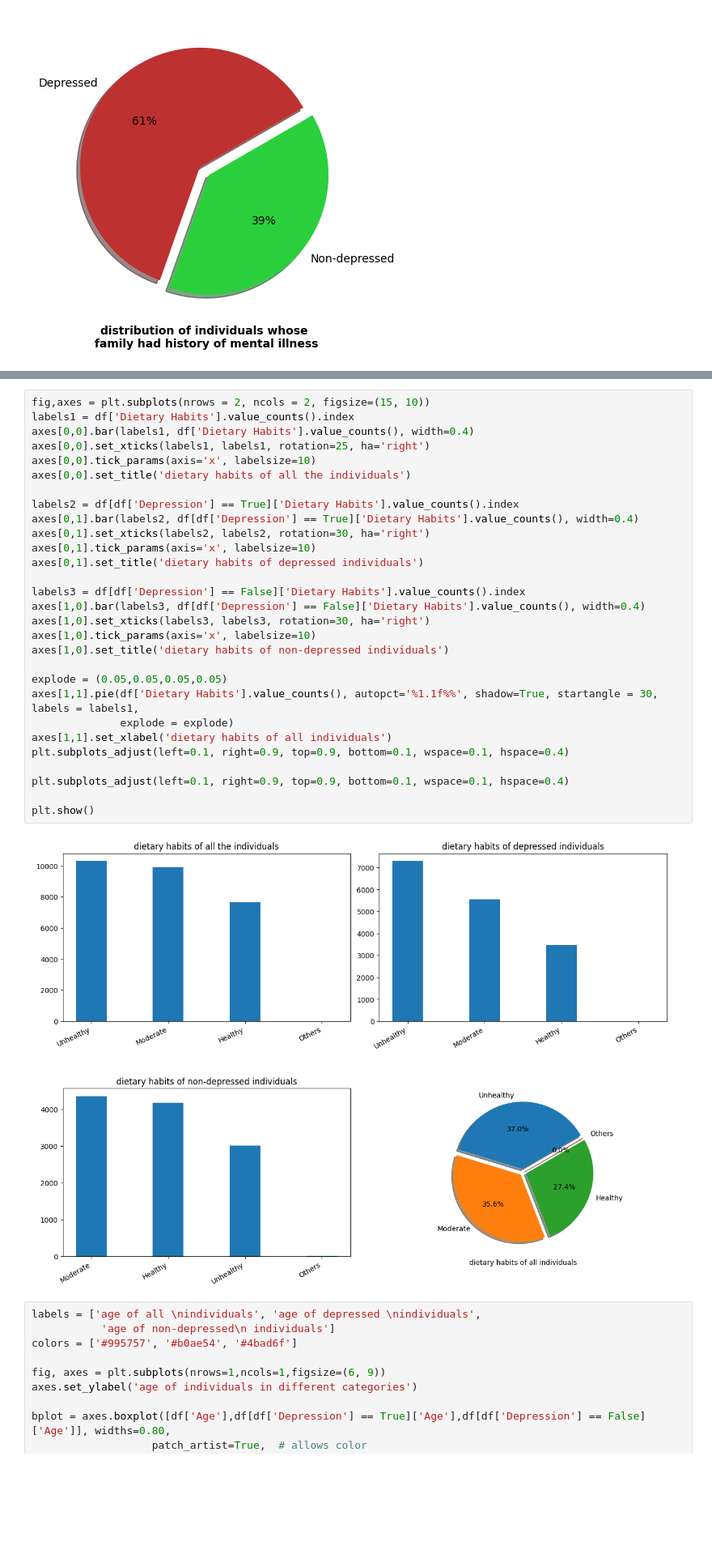
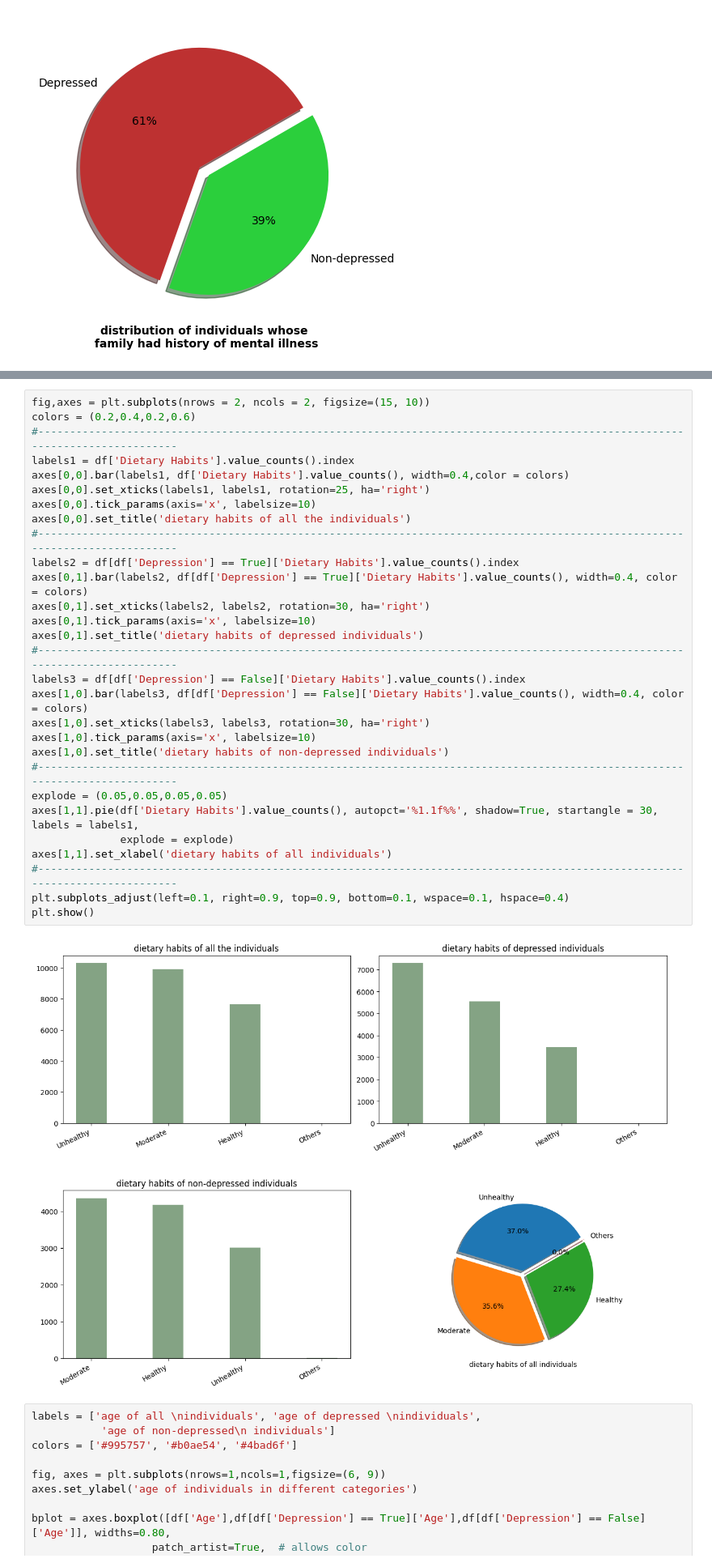
Before and after one commit to gagankumar2488/student_depression_data_analysis, a Jupyter notebook: analysis/analysis_process.ipynb, the cells around one changed output, grey strips where cells are left out. Shown: that part at 81% size. Drawn from its saved outputs; the diff is of its cells as text; blank space fills up the shorter version.

```diff
--- a/analysis/analysis_process.ipynb
+++ b/analysis/analysis_process.ipynb
@@ -101,34 +103,34 @@ plt.show()
 # %%
 fig,axes = plt.subplots(nrows = 2, ncols = 2, figsize=(15, 10))
+colors = (0.2,0.4,0.2,0.6)
+#-----------------------------------------------------------------------------------------------------------------------------
 labels1 = df['Dietary Habits'].value_counts().index
-axes[0,0].bar(labels1, df['Dietary Habits'].value_counts(), width=0.4)
+axes[0,0].bar(labels1, df['Dietary Habits'].value_counts(), width=0.4,color = colors)
 axes[0,0].set_xticks(labels1, labels1, rotation=25, ha='right')
 axes[0,0].tick_params(axis='x', labelsize=10)
 axes[0,0].set_title('dietary habits of all the individuals')
-
+#-----------------------------------------------------------------------------------------------------------------------------
 labels2 = df[df['Depression'] == True]['Dietary Habits'].value_counts().index
-axes[0,1].bar(labels2, df[df['Depression'] == True]['Dietary Habits'].value_counts(), width=0.4)
+axes[0,1].bar(labels2, df[df['Depression'] == True]['Dietary Habits'].value_counts(), width=0.4, color = colors)
 axes[0,1].set_xticks(labels2, labels2, rotation=30, ha='right')
 axes[0,1].tick_params(axis='x', labelsize=10)
 axes[0,1].set_title('dietary habits of depressed individuals')
-
+#-----------------------------------------------------------------------------------------------------------------------------
 labels3 = df[df['Depression'] == False]['Dietary Habits'].value_counts().index
-axes[1,0].bar(labels3, df[df['Depression'] == False]['Dietary Habits'].value_counts(), width=0.4)
+axes[1,0].bar(labels3, df[df['Depression'] == False]['Dietary Habits'].value_counts(), width=0.4, color = colors)
 axes[1,0].set_xticks(labels3, labels3, rotation=30, ha='right')
 axes[1,0].tick_params(axis='x', labelsize=10)
 axes[1,0].set_title('dietary habits of non-depressed individuals')
-
+#-----------------------------------------------------------------------------------------------------------------------------
 explode = (0.05,0.05,0.05,0.05)
 axes[1,1].pie(df['Dietary Habits'].value_counts(), autopct='%1.1f%%', shadow=True, startangle = 30, labels = labels1,
               explode = explode)
 axes[1,1].set_xlabel('dietary habits of all individuals')
+#-----------------------------------------------------------------------------------------------------------------------------
 plt.subplots_adjust(left=0.1, right=0.9, top=0.9, bottom=0.1, wspace=0.1, hspace=0.4)
-
-plt.subplots_adjust(left=0.1, right=0.9, top=0.9, bottom=0.1, wspace=0.1, hspace=0.4)
-
 plt.show()
 # %% [output]
-[figure, old version]
+[figure, new version]
 # %%
 labels = ['age of all \nindividuals', 'age of depressed \nindividuals',
            'age of non-depressed\n individuals']
```
Also changed, not shown: parts of 3 cells of this notebook.
